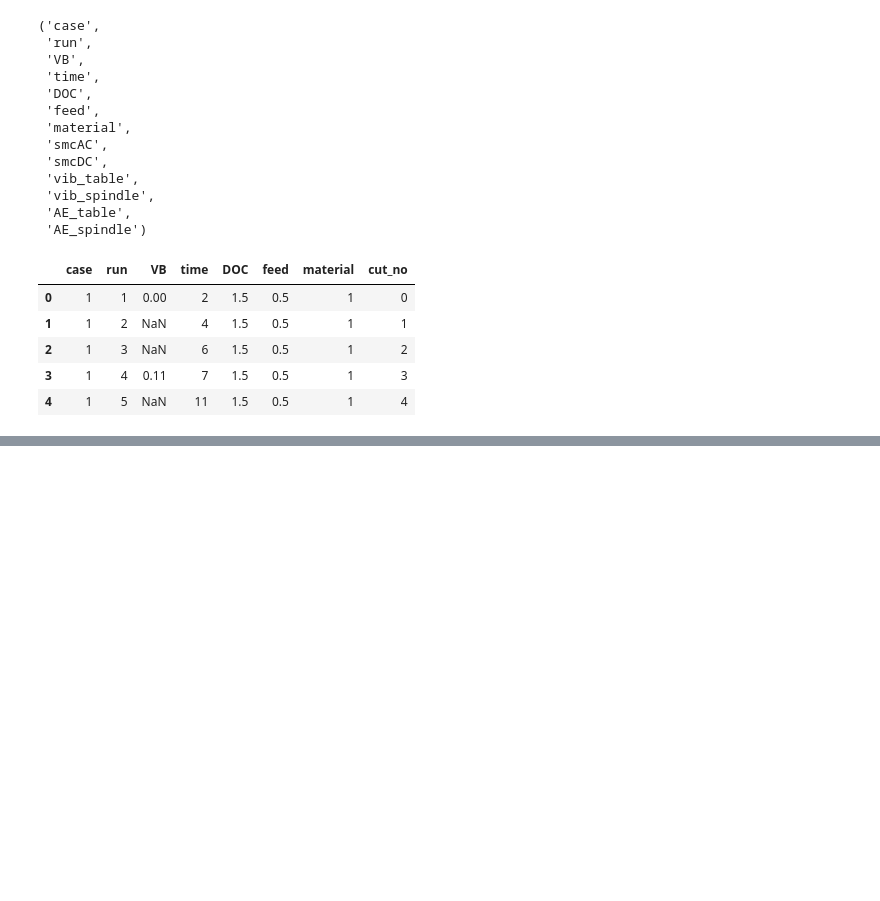
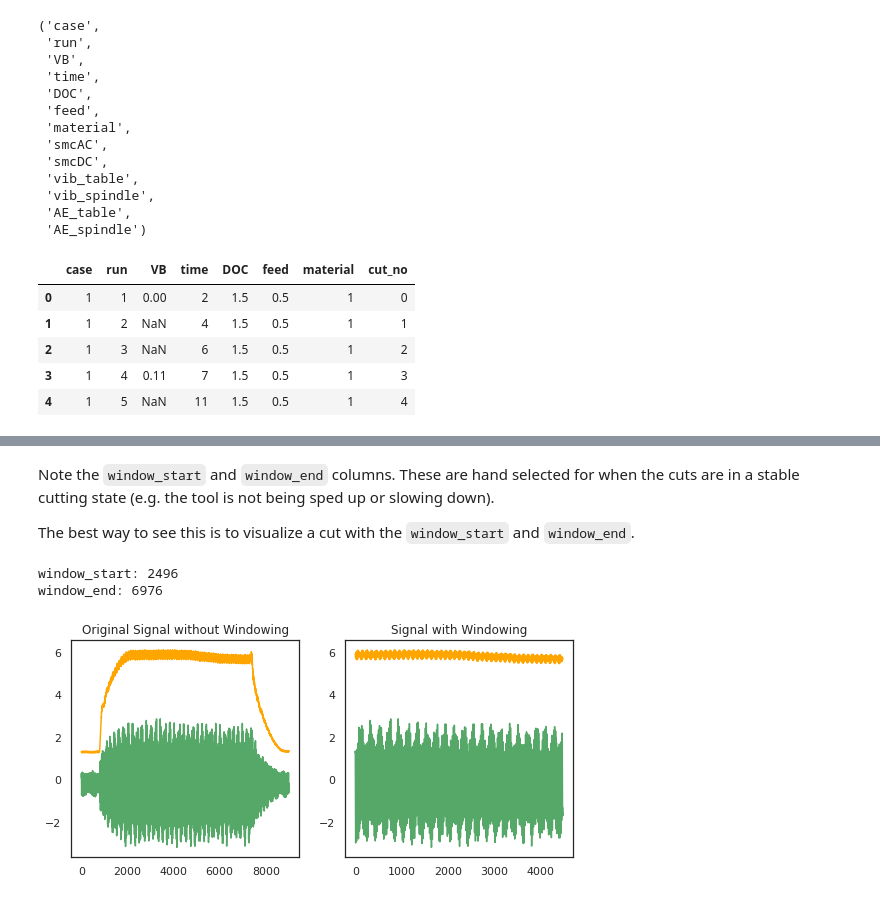
Before and after one commit to tvhahn/PyPHM, a Jupyter notebook: notebooks/milling_example.ipynb, the cells around one changed output, grey strips where cells are left out. Drawn from its saved outputs; the diff is of its cells as text; code cells hidden in the pictures; blank space fills up the shorter version.

```diff
--- a/notebooks/milling_example.ipynb
+++ b/notebooks/milling_example.ipynb
@@ -431,0 +442,3 @@ df_labels["tool_class"] = df_labels["VB"].apply(tool_state)
+# %%
+df_labels = mill.df_labels
+df_labels.head()
@@ -431,0 +452,31 @@ df_labels["tool_class"] = df_labels["VB"].apply(tool_state)
+# %% [markdown]
+Note the `window_start` and `window_end` columns. These are hand selected for when the cuts are in a stable cutting state (e.g. the tool is not being sped up or slowing down).
+
+The best way to see this is to visualize a cut with the `window_start` and `window_end`.
+# %%
+# we'll plot signal 146 (index 145) again
+cut_no = 145
+
+# get the start and end index for the window
+window_start = df_labels[df_labels['cut_no'] == cut_no]['window_start'].values[0]
+window_end = df_labels[df_labels['cut_no'] == cut_no]['window_end'].values[0]
+
+print('window_start:', window_start)
+print('window_end:', window_end)
+
+cut_signal = data[0, 145]
+
+fig, ax = plt.subplots(1, 2, figsize=(9, 4))
+
+ax[0].plot(cut_signal['smcAC'],'g-')
+ax[0].plot(cut_signal['smcDC'],color='orange')
+ax[0].set_title('Original Signal without Windowing')
+
+ax[1].plot(cut_signal['smcAC'][window_start:window_end],'g-')
+ax[1].plot(cut_signal['smcDC'][window_start:window_end],color='orange')
+ax[1].set_title('Signal with Windowing')
+plt.show()
+# %% [output]
+window_start: 2496
+window_end: 6976
+[figure, added]
```
Also changed, not shown: parts of 5 cells of this notebook.
